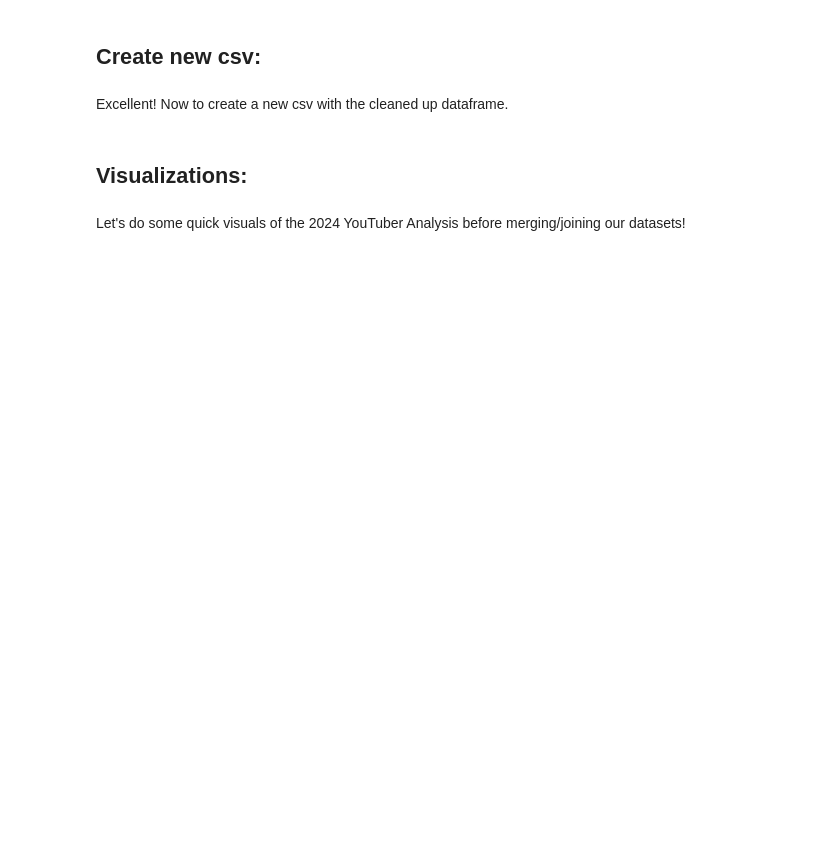
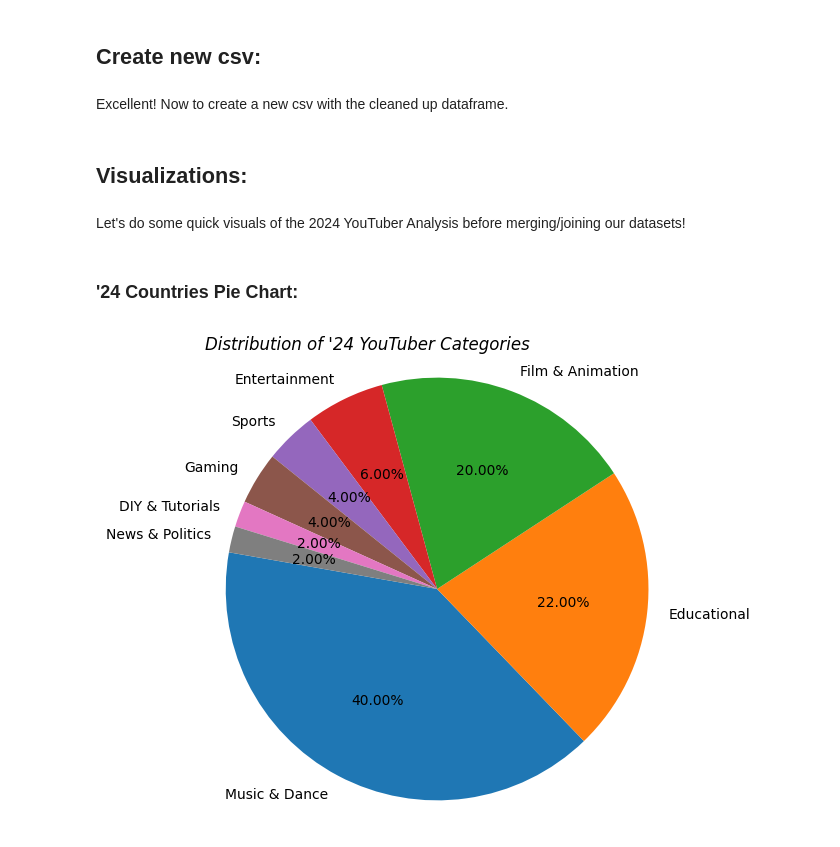
Before and after one commit to metguy/trending_youtubers, a Jupyter notebook: 2024_YouTuber_Analysis.ipynb, the cells around one changed output. Drawn from its saved outputs; the diff is of its cells as text; code cells hidden in the pictures; blank space fills up the shorter version.

```diff
--- a/2024_YouTuber_Analysis.ipynb
+++ b/2024_YouTuber_Analysis.ipynb
@@ -203,9 +204,12 @@ I wanted to save the ranking for last (like we did in the 2023 dataset) but beca
 #reset index again and drop old one
 df_newstats = df_newstats.reset_index(drop=True)
 
-#create the new 2024 ranking and convert decimals to integers
+#create the new 2024 ranking and convert to int64 data type
 df_newstats["'24 Rank"] = df_newstats["'24 Subs"].rank(method='first', ascending=False)
-df_newstats["'24 Rank"] = df_newstats["'24 Rank"].astype(int)
+df_newstats["'24 Rank"] = df_newstats["'24 Rank"].astype("int64")
+
+#make sure the data type was changed and check the other data types, as well
+print(df_newstats.dtypes)
 
 df_newstats.head(5)
 # %% [output]
@@ -402,3 +418,18 @@ Excellent! Now to create a new csv with the cleaned up dataframe.
 ## Visualizations:
 # %% [markdown]
 Let's do some quick visuals of the 2024 YouTuber Analysis before merging/joining our datasets!
+# %% [markdown]
+### '24 Countries Pie Chart:
+# %%
+#group by country and calculate the total number for each country
+count_newcat = df_newstats["'24 Category"].value_counts()
+
+#now we can create a pie plot on the percentage breakdown of all categories
+plt.figure(figsize=(6, 6))
+plt.pie(count_newcat, labels=count_newcat.index, autopct='%1.2f%%', startangle=170)
+plt.title("Distribution of '24 YouTuber Categories", loc="left", fontstyle='italic')
+#the equal aspect ratio will ensure the pie plot is circular
+plt.axis("equal")
+plt.show()
+# %% [output]
+[figure, added]
```
Also changed, not shown: parts of 5 cells of this notebook, 5 other files.
